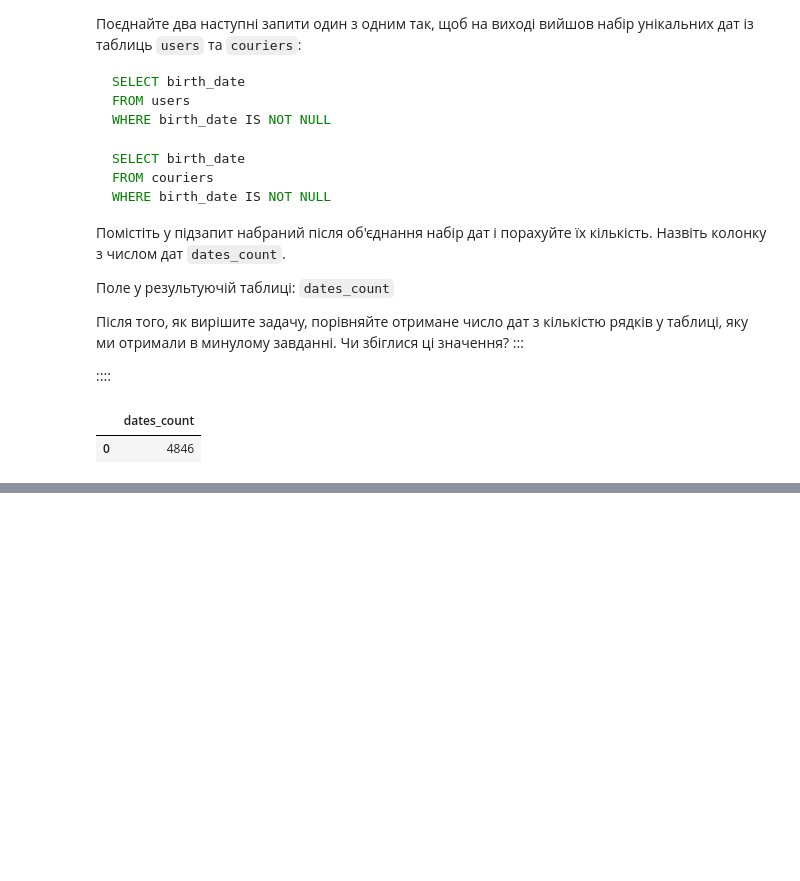
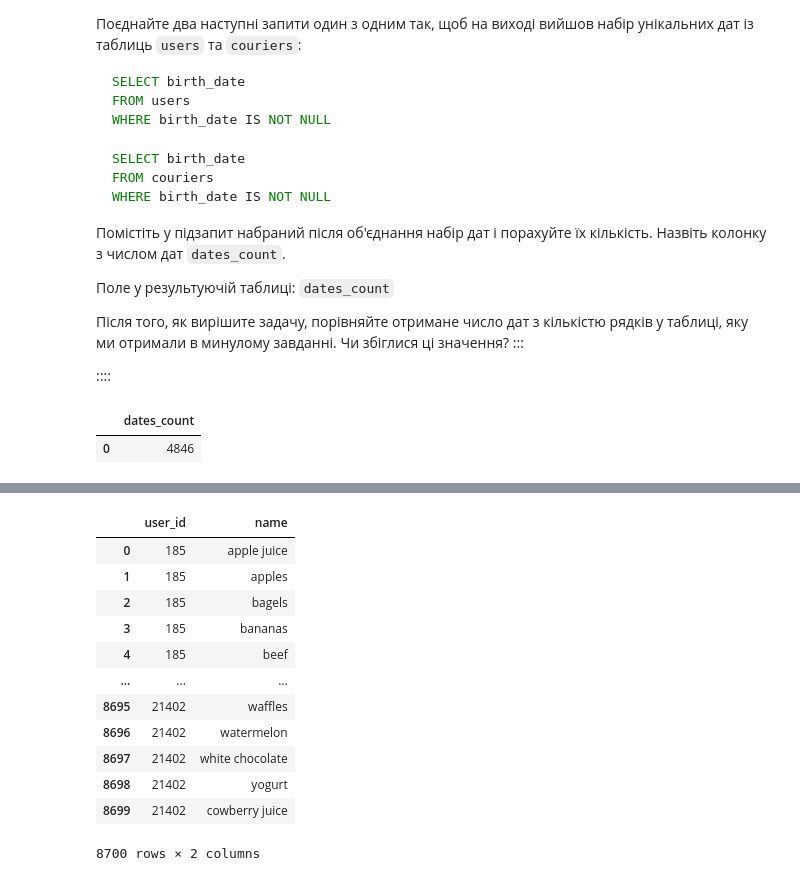
Before and after one commit to Aranaur/py4ds, a Jupyter notebook: sql_join.ipynb, the cells around one changed output, grey strips where cells are left out. Cells and saved outputs as stored; diff of their text form; code cells hidden in the pictures; blank space fills up the shorter version.

```diff
--- a/sql_join.ipynb
+++ b/sql_join.ipynb
@@ -985,0 +1063,30 @@ FROM sub_union
+# %%
+#| code-fold: true
+#| code-summary: "Рішення"
+
+%%sql
+with user_100 as (
+    SELECT user_id
+    from users
+    LIMIT 100
+    )
+
+SELECT  user_100.user_id,
+        products.name
+FROM user_100
+CROSS JOIN products
+ORDER BY user_id, name
+# %% [output]
+|  | user_id | name |
+| 0 | 185 | apple juice |
+| 1 | 185 | apples |
+| 2 | 185 | bagels |
+| 3 | 185 | bananas |
+| 4 | 185 | beef |
+| ... | ... | ... |
+| 8695 | 21402 | waffles |
+| 8696 | 21402 | watermelon |
+| 8697 | 21402 | white chocolate |
+| 8698 | 21402 | yogurt |
+| 8699 | 21402 | сowberry juice |
+8700 rows × 2 columns
```
Also changed, not shown: parts of 15 cells of this notebook, 2 other files.
